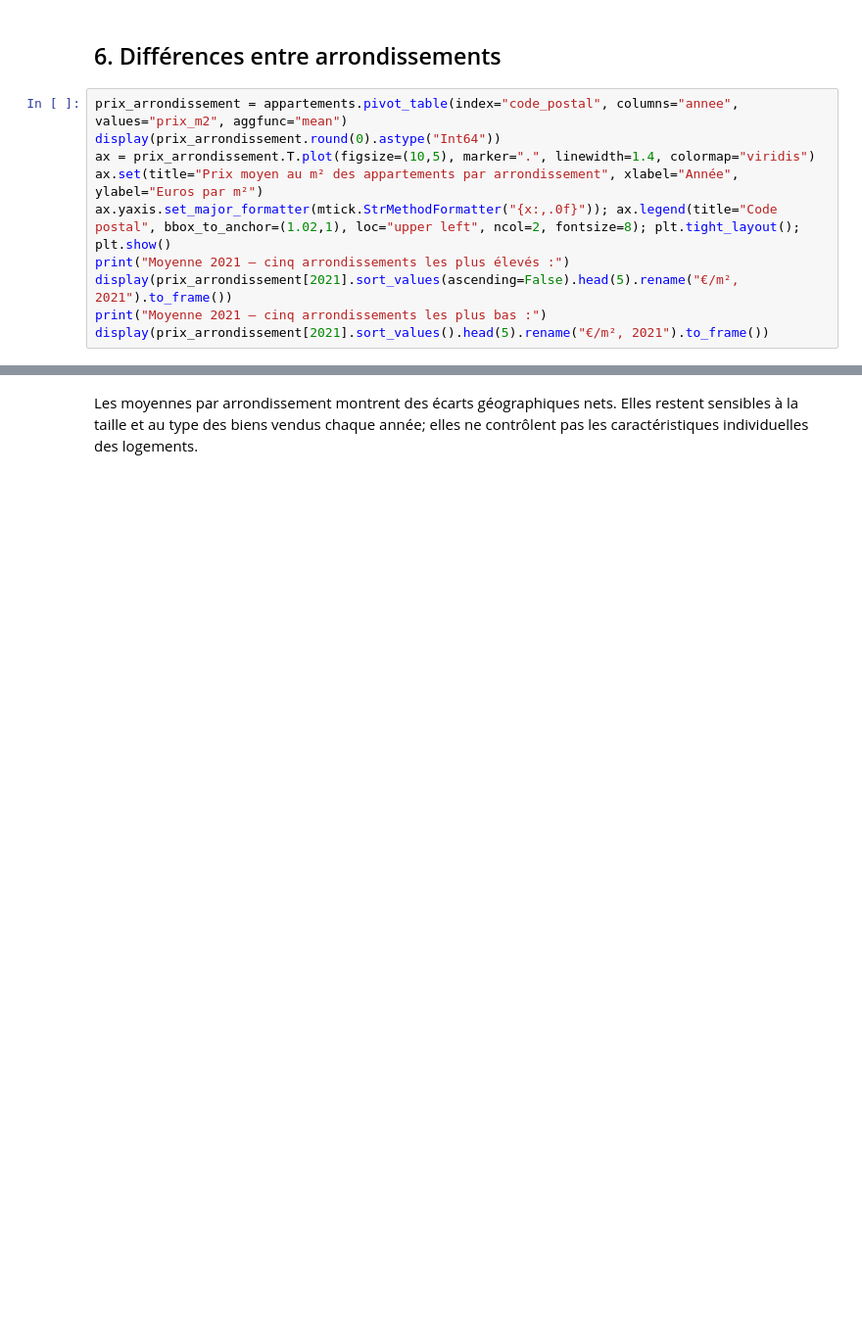
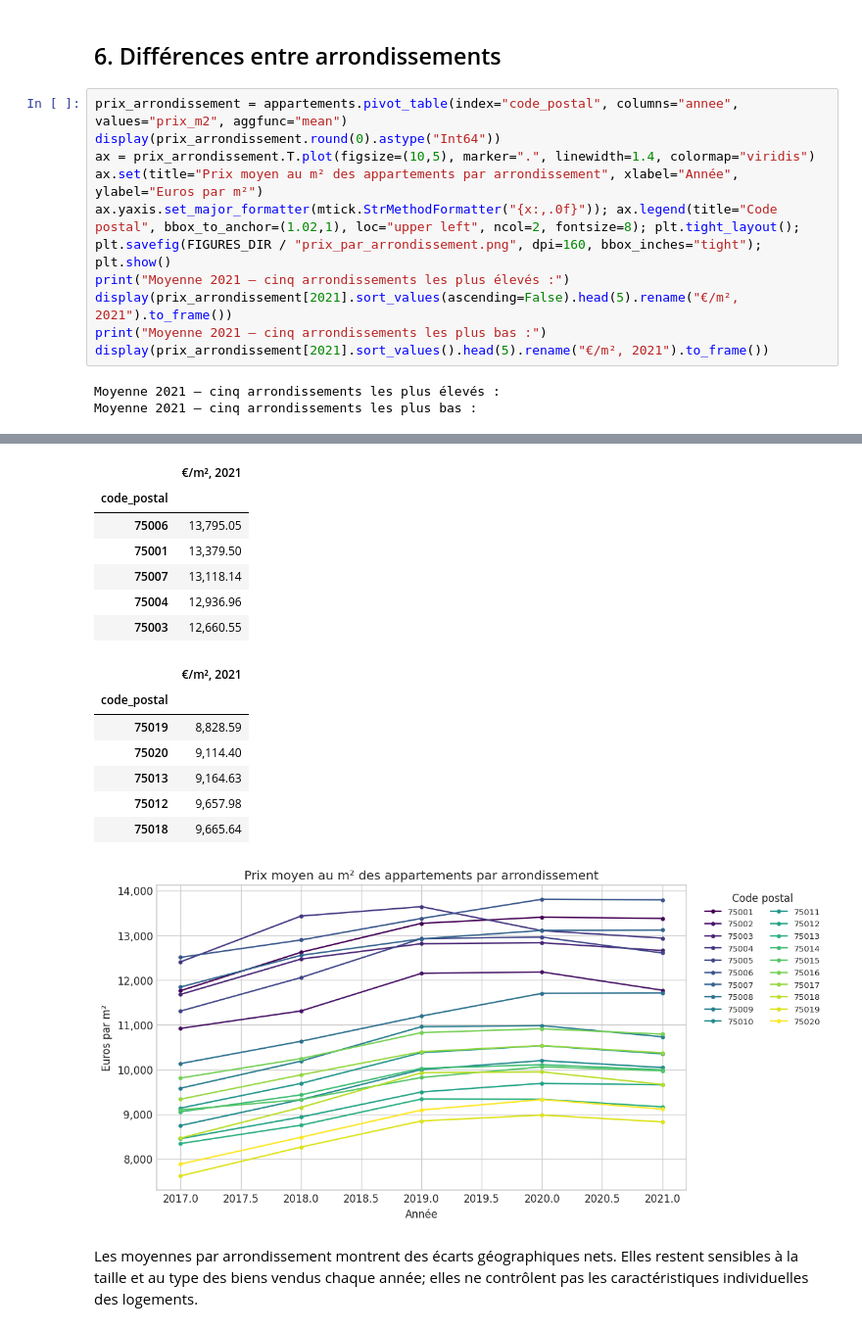
Before and after one commit to steve57000/p8, a Jupyter notebook: livrables/Bell_Steve_1_Notebook_102026.ipynb, the cells around one changed output, grey strips where cells are left out. Shown at 98% size. Saved outputs shown, nothing was run; the diff lists cells and outputs as text; blank space fills up the shorter version.

```diff
--- a/livrables/Bell_Steve_1_Notebook_102026.ipynb
+++ b/livrables/Bell_Steve_1_Notebook_102026.ipynb
@@ -84,8 +154,11 @@ prix_arrondissement = appartements.pivot_table(index="code_postal", columns="ann
 display(prix_arrondissement.round(0).astype("Int64"))
 ax = prix_arrondissement.T.plot(figsize=(10,5), marker=".", linewidth=1.4, colormap="viridis")
 ax.set(title="Prix moyen au m² des appartements par arrondissement", xlabel="Année", ylabel="Euros par m²")
-ax.yaxis.set_major_formatter(mtick.StrMethodFormatter("{x:,.0f}")); ax.legend(title="Code postal", bbox_to_anchor=(1.02,1), loc="upper left", ncol=2, fontsize=8); plt.tight_layout(); plt.show()
+ax.yaxis.set_major_formatter(mtick.StrMethodFormatter("{x:,.0f}")); ax.legend(title="Code postal", bbox_to_anchor=(1.02,1), loc="upper left", ncol=2, fontsize=8); plt.tight_layout(); plt.savefig(FIGURES_DIR / "prix_par_arrondissement.png", dpi=160, bbox_inches="tight"); plt.show()
 print("Moyenne 2021 — cinq arrondissements les plus élevés :")
 display(prix_arrondissement[2021].sort_values(ascending=False).head(5).rename("€/m², 2021").to_frame())
 print("Moyenne 2021 — cinq arrondissements les plus bas :")
 display(prix_arrondissement[2021].sort_values().head(5).rename("€/m², 2021").to_frame())
+# %% [output]
+Moyenne 2021 — cinq arrondissements les plus élevés :
+Moyenne 2021 — cinq arrondissements les plus bas :
@@ -92,3 +183,18 @@ display(prix_arrondissement[2021].sort_values().head(5).rename("€/m², 2021").
+|  | €/m², 2021 |
+| code_postal |  |
+| 75006 | 13,795.05 |
+| 75001 | 13,379.50 |
+| 75007 | 13,118.14 |
+| 75004 | 12,936.96 |
+| 75003 | 12,660.55 |
+|  | €/m², 2021 |
+| code_postal |  |
+| 75019 | 8,828.59 |
+| 75020 | 9,114.40 |
+| 75013 | 9,164.63 |
+| 75012 | 9,657.98 |
+| 75018 | 9,665.64 |
+[figure, added]
 # %% [markdown]
 Les moyennes par arrondissement montrent des écarts géographiques nets. Elles restent sensibles à la taille et au type des biens vendus chaque année; elles ne contrôlent pas les caractéristiques individuelles des logements.
 # %% [markdown]
```
Also changed, not shown: parts of 23 cells of this notebook, 15 other files.
